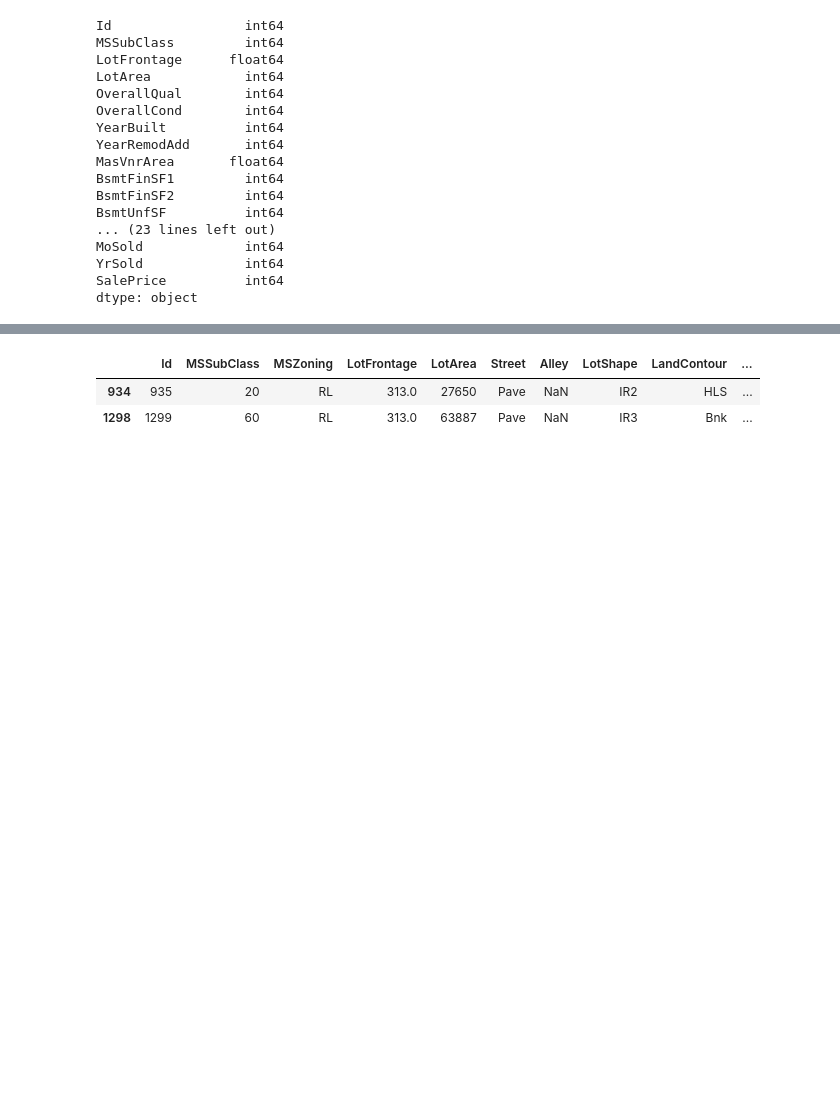
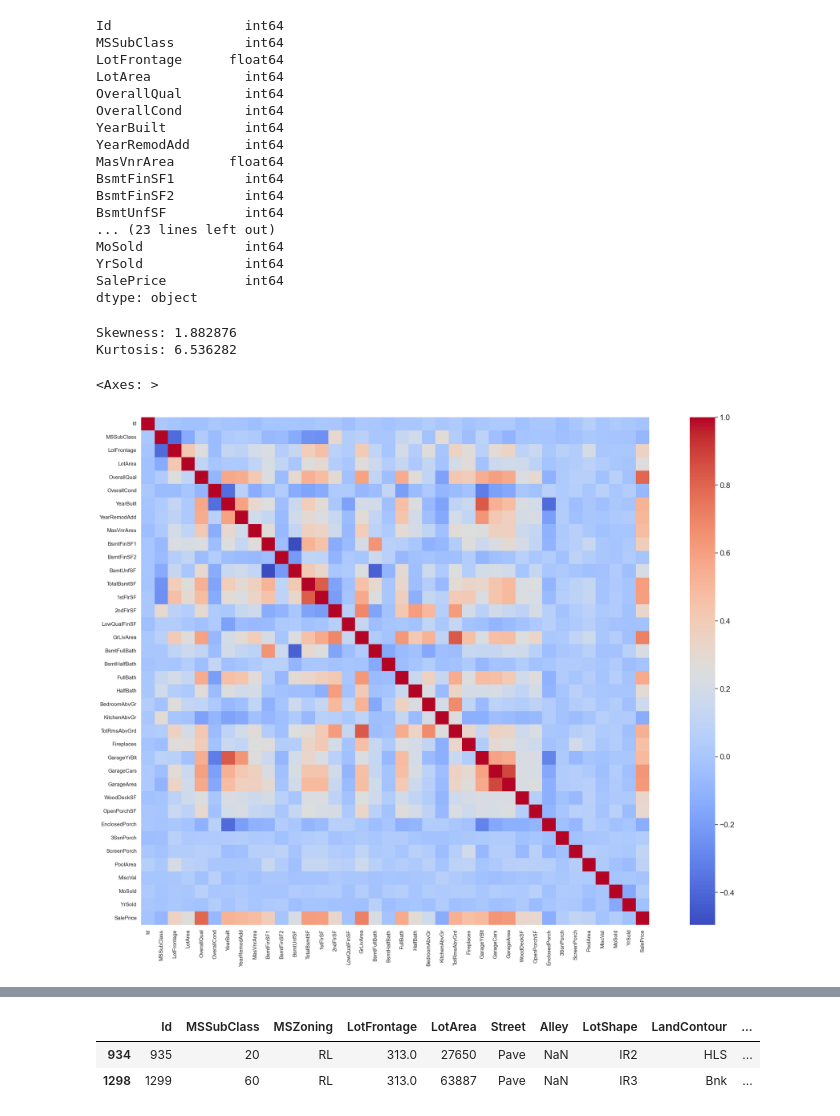
Before and after one commit to EleneJobava/House-Prices, a Jupyter notebook: model_experiment.ipynb, the cells around one changed output, grey strips where cells are left out. Cells and saved outputs as stored; diff of their text form; code cells hidden in the pictures; blank space fills up the shorter version.

```diff
--- a/model_experiment.ipynb
+++ b/model_experiment.ipynb
@@ -140,3 +142,17 @@ MoSold             int64
 YrSold             int64
 SalePrice          int64
 dtype: object
+# %%
+print("Skewness: %f" % train['SalePrice'].skew())
+print("Kurtosis: %f" % train['SalePrice'].kurt())
+# %% [output]
+Skewness: 1.882876
+Kurtosis: 6.536282
+# %%
+corrmat = train.corr(numeric_only=True)
+f, ax = plt.subplots(figsize=(30, 19))
+sns.set(font_scale=1.45)
+sns.heatmap(corrmat, square=True, cmap='coolwarm')
+# %% [output]
+<Axes: >
+[figure, added]
```
Also changed, not shown: parts of 36 cells of this notebook.
